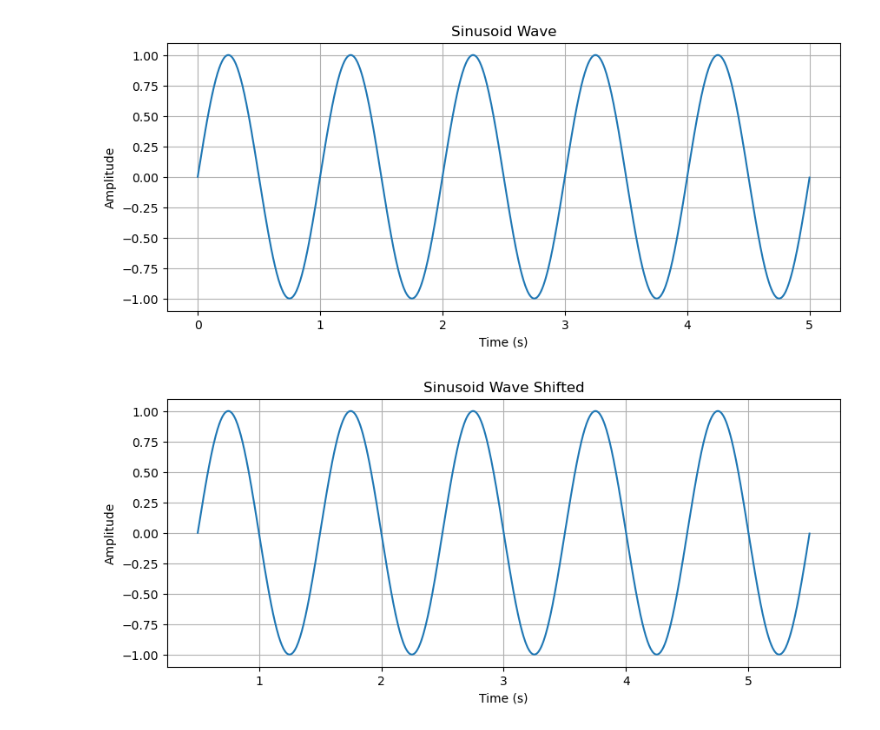
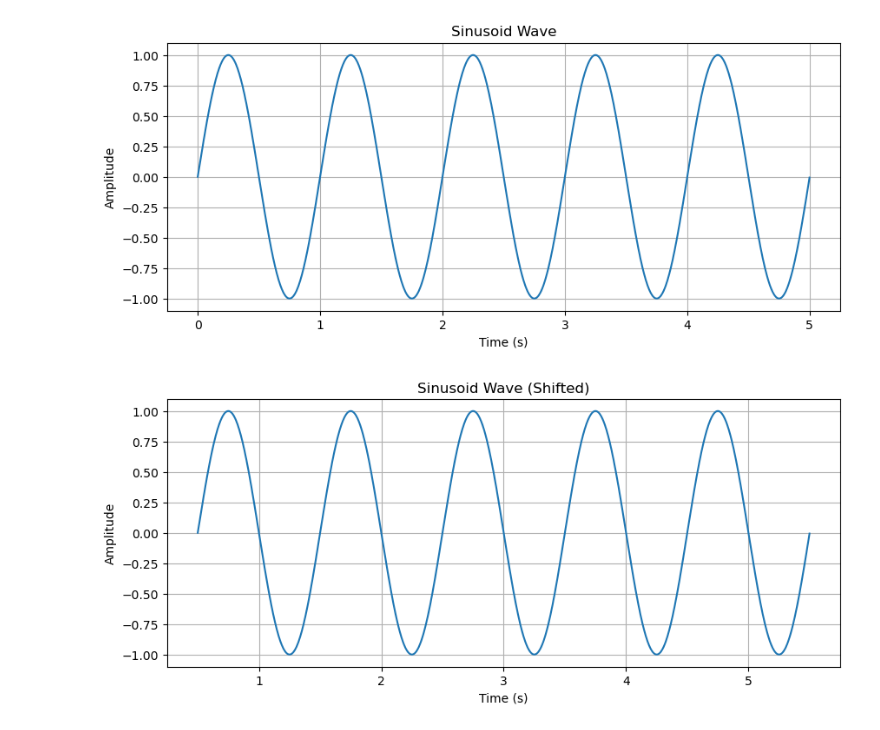
Before and after one commit to JINWEIZHANGG/Series02-Python_assignment, a Jupyter notebook: Series02-Python.ipynb, the cells around one changed output. Cells and saved outputs as stored; diff of their text form; code cells hidden in the pictures.

Commit message:
Update Series02-Python.ipynb
lateral shift

```diff
--- a/Series02-Python.ipynb
+++ b/Series02-Python.ipynb
@@ -5,32 +5,37 @@ import matplotlib.pyplot as plt
 # %%
 #parameters
 frequency = 1         # frequency in Hz
 amplitude = 1         # amplitude
 phase = 0             # phase in radians
 duration = 5          # duration in seconds also number of cycles
 sampling_rate = 1000  # sampling rate in Hz
 displacement = 0      # vertical shift
 shift = 0.5           # lateral shift in seconds
 
 # define function to compute sinusoid wave
 def sinusoid_wave(frequency, amplitude, phase, duration, sampling_rate, displacement):
     t = np.arange(0, duration, 1/sampling_rate)
     y = amplitude * np.sin(2 * np.pi * frequency * t + phase) + displacement
     return t, y
 
 # plotting function
 def plot_wave(t, y, title):
     plt.figure(figsize=(10, 4))
     plt.plot(t, y)
     plt.title(title)
     plt.xlabel('Time (s)')
     plt.ylabel('Amplitude')
     plt.grid(True)
 
-
+# lateral shift
+def Lateral_shift(t, y, shift):
+    t_shifted = t + shift
+    return t_shifted, y
 
 sin_wave = sinusoid_wave(frequency, amplitude, phase, duration, sampling_rate, displacement)
+sin_wave_shifted = Lateral_shift(sin_wave[0], sin_wave[1], shift)
 plot_wave(sin_wave[0], sin_wave[1], 'Sinusoid Wave')
+plot_wave(sin_wave_shifted[0], sin_wave_shifted[1], 'Sinusoid Wave (Shifted)')
 # %% [output]
 [figure]
-[figure, old version]
+[figure, new version]
```
